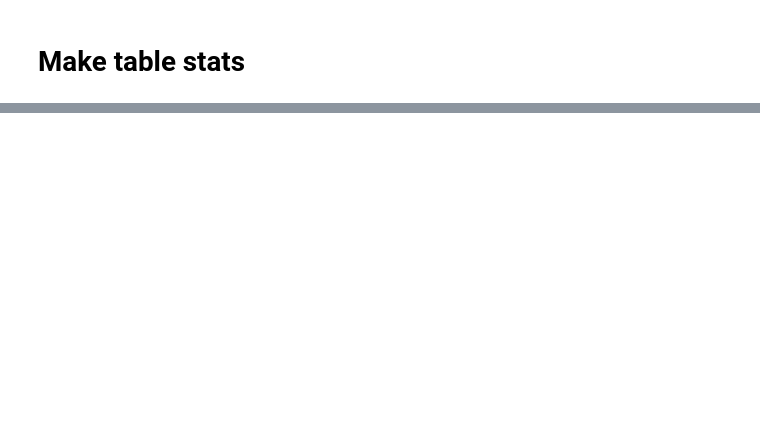
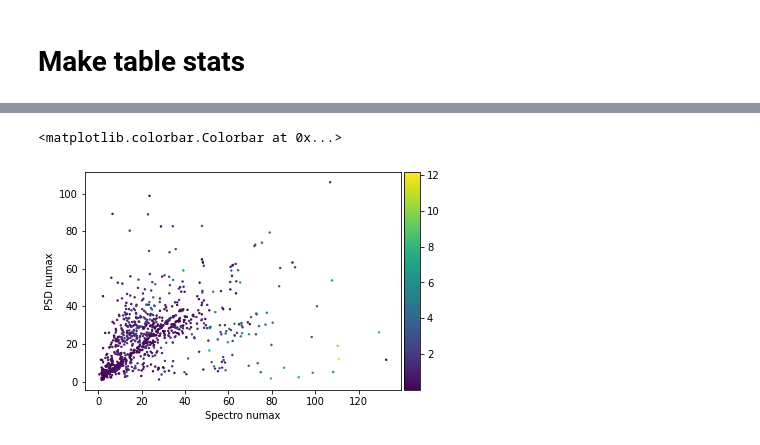
Before and after one commit to amaliestokholm/Backgroundtools, a Jupyter notebook: Table stats.ipynb, the cells around one changed output, grey strips where cells are left out. Saved outputs shown, nothing was run; the diff lists cells and outputs as text; code cells hidden in the pictures; blank space fills up the shorter version.

```diff
--- a/Table stats.ipynb
+++ b/Table stats.ipynb
@@ -214,0 +224,8 @@ pdf.close()
+# %%
+scatters = plt.scatter(jointable['numax'], jointable['numax_psd'], s=2, c=jointable['error_numax'])
+plt.xlabel('Spectro numax')
+plt.ylabel('PSD numax')
+colorbar(scatters)
+# %% [output]
+<matplotlib.colorbar.Colorbar at 0x...>
+[figure, added]
```
Also changed, not shown: parts of 20 cells of this notebook.
